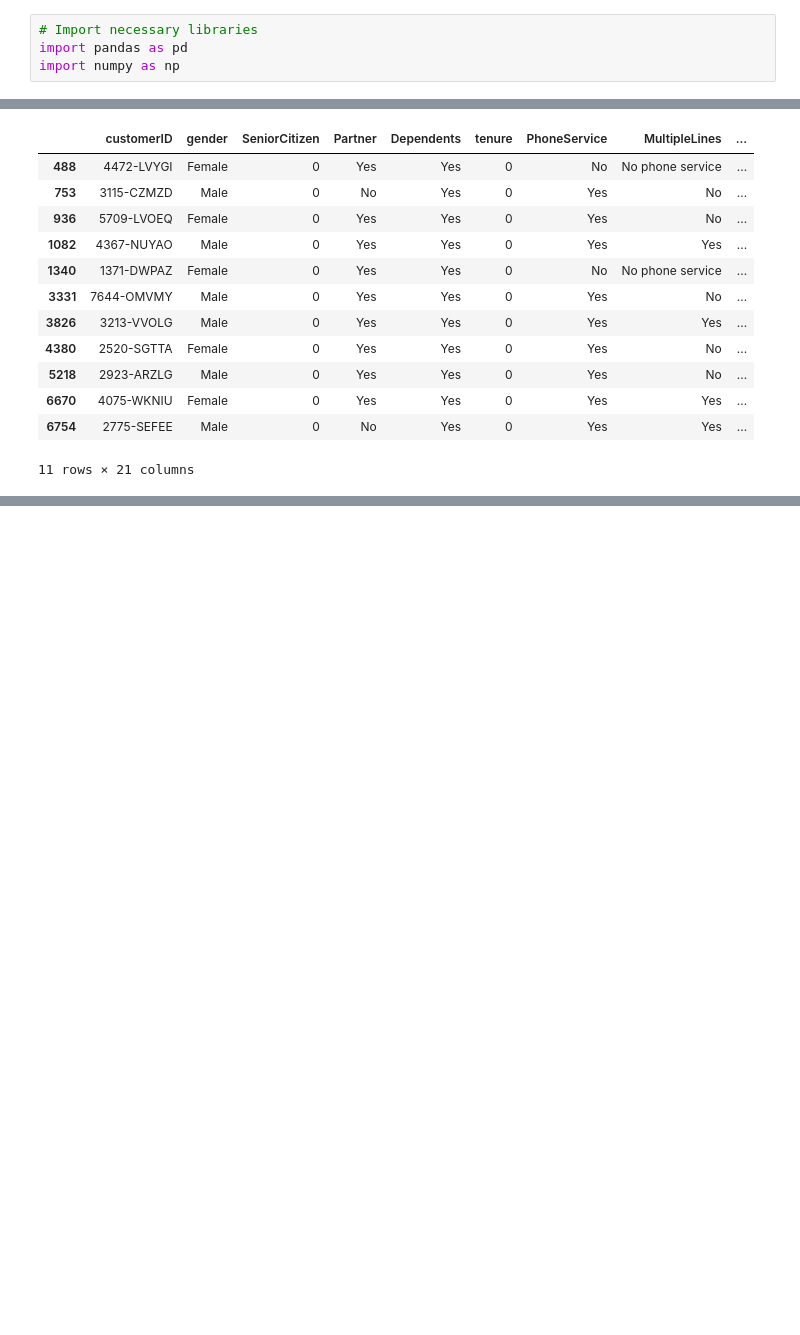
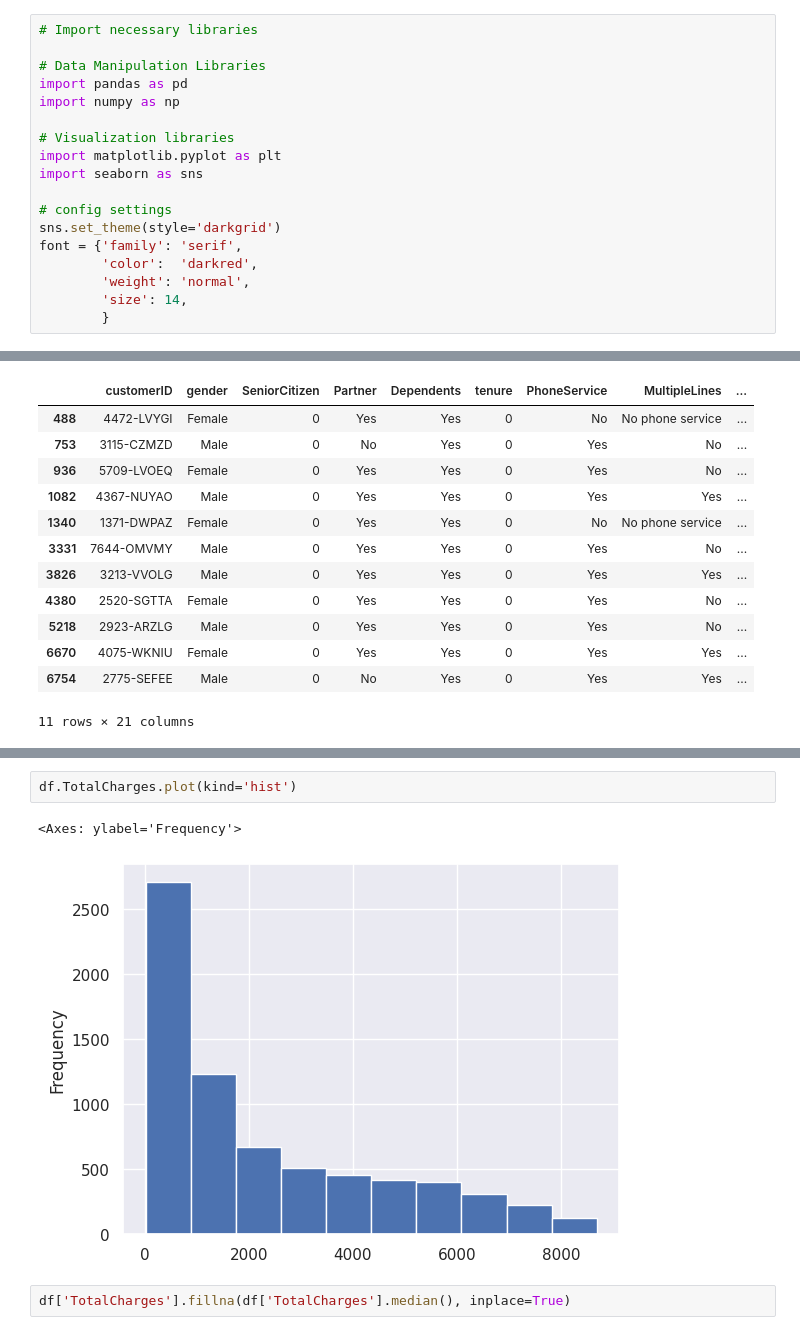
Before and after one commit to naphtron/Phase-3-Project, a Jupyter notebook: customer_churn.ipynb, the cells around one changed output, grey strips where cells are left out. Cells and saved outputs as stored; diff of their text form; blank space fills up the shorter version.

```diff
--- a/customer_churn.ipynb
+++ b/customer_churn.ipynb
@@ -63,8 +79,22 @@ The provided data represents information about Telco customers and includes 7043
 8. **Conclusion:** Summarizing the findings and outlining potential next steps.
 # %%
 # Import necessary libraries
+
+# Data Manipulation Libraries
 import pandas as pd
 import numpy as np
+
+# Visualization libraries
+import matplotlib.pyplot as plt
+import seaborn as sns
+
+# config settings
+sns.set_theme(style='darkgrid')
+font = {'family': 'serif',
+        'color':  'darkred',
+        'weight': 'normal',
+        'size': 14,
+        }
 # %%
 #### OOP
 ##
@@ -291,0 +290,7 @@ df[df['TotalCharges'].isna() == True]
+# %%
+df.TotalCharges.plot(kind='hist')
+# %% [output]
+<Axes: ylabel='Frequency'>
+[figure, added]
+# %%
+df['TotalCharges'].fillna(df['TotalCharges'].median(), inplace=True)
```
Also changed, not shown: parts of 16 cells of this notebook.
